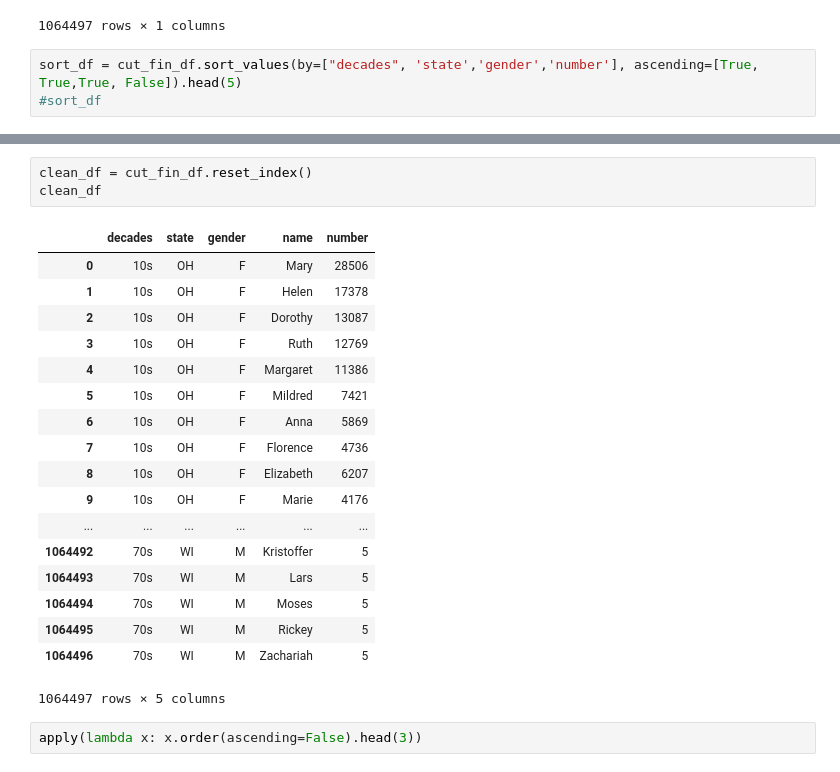
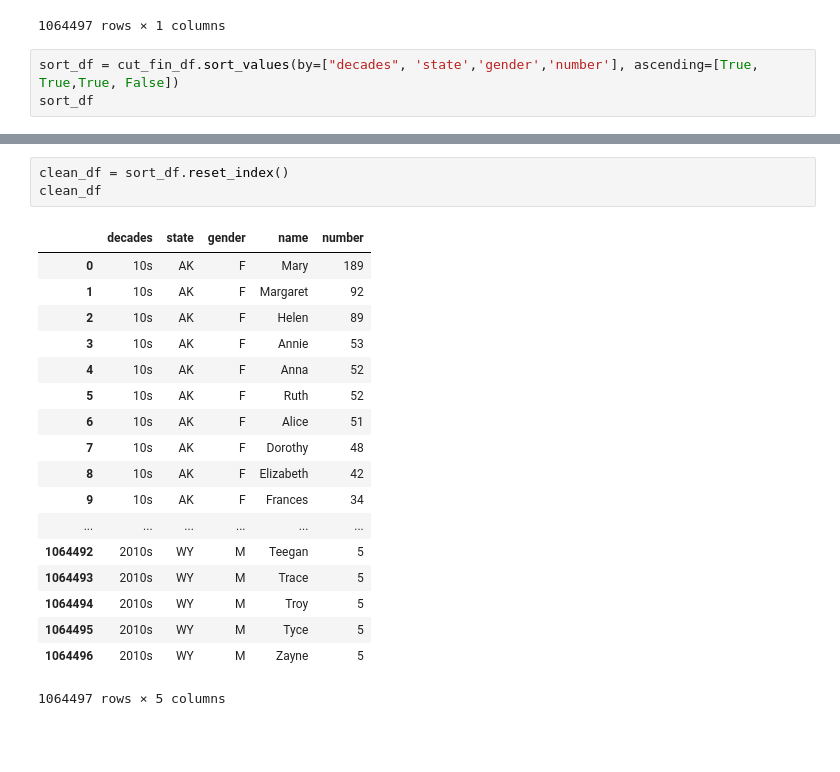
Before and after one commit to GizemYP/columbia_group_project, a Jupyter notebook: SSN_data/Dataset Pull.ipynb, the cells around one changed output, grey strips where cells are left out. Cells and saved outputs as stored; diff of their text form; blank space fills up the shorter version.

```diff
--- a/SSN_data/Dataset Pull.ipynb
+++ b/SSN_data/Dataset Pull.ipynb
@@ -88,8 +70,8 @@ cut_fin_df
 |  |  |  | Zayne | 5 |
 1064497 rows × 1 columns
 # %%
-sort_df = cut_fin_df.sort_values(by=["decades", 'state','gender','number'], ascending=[True, True,True, False]).head(5)
-#sort_df
+sort_df = cut_fin_df.sort_values(by=["decades", 'state','gender','number'], ascending=[True, True,True, False])
+sort_df
 # %% [output]
 |  |  |  |  | number |
 | decades | state | gender | name |  |
@@ -105,24 +95,22 @@ KeyError: ('decades', 'state', 'gender')
 # %%
-clean_df = cut_fin_df.reset_index()
+clean_df = sort_df.reset_index()
 clean_df
 # %% [output]
 |  | decades | state | gender | name | number |
-| 0 | 10s | OH | F | Mary | 28506 |
-| 1 | 10s | OH | F | Helen | 17378 |
-| 2 | 10s | OH | F | Dorothy | 13087 |
-| 3 | 10s | OH | F | Ruth | 12769 |
-| 4 | 10s | OH | F | Margaret | 11386 |
-| 5 | 10s | OH | F | Mildred | 7421 |
-| 6 | 10s | OH | F | Anna | 5869 |
-| 7 | 10s | OH | F | Florence | 4736 |
-| 8 | 10s | OH | F | Elizabeth | 6207 |
-| 9 | 10s | OH | F | Marie | 4176 |
+| 0 | 10s | AK | F | Mary | 189 |
+| 1 | 10s | AK | F | Margaret | 92 |
+| 2 | 10s | AK | F | Helen | 89 |
+| 3 | 10s | AK | F | Annie | 53 |
+| 4 | 10s | AK | F | Anna | 52 |
+| 5 | 10s | AK | F | Ruth | 52 |
+| 6 | 10s | AK | F | Alice | 51 |
+| 7 | 10s | AK | F | Dorothy | 48 |
+| 8 | 10s | AK | F | Elizabeth | 42 |
+| 9 | 10s | AK | F | Frances | 34 |
 | ... | ... | ... | ... | ... | ... |
-| 1064492 | 70s | WI | M | Kristoffer | 5 |
-| 1064493 | 70s | WI | M | Lars | 5 |
-| 1064494 | 70s | WI | M | Moses | 5 |
-| 1064495 | 70s | WI | M | Rickey | 5 |
-| 1064496 | 70s | WI | M | Zachariah | 5 |
+| 1064492 | 2010s | WY | M | Teegan | 5 |
+| 1064493 | 2010s | WY | M | Trace | 5 |
+| 1064494 | 2010s | WY | M | Troy | 5 |
+| 1064495 | 2010s | WY | M | Tyce | 5 |
+| 1064496 | 2010s | WY | M | Zayne | 5 |
 1064497 rows × 5 columns
-# %%
-apply(lambda x: x.order(ascending=False).head(3))
```
Also changed, not shown: parts of 6 cells of this notebook, 2 other files.
